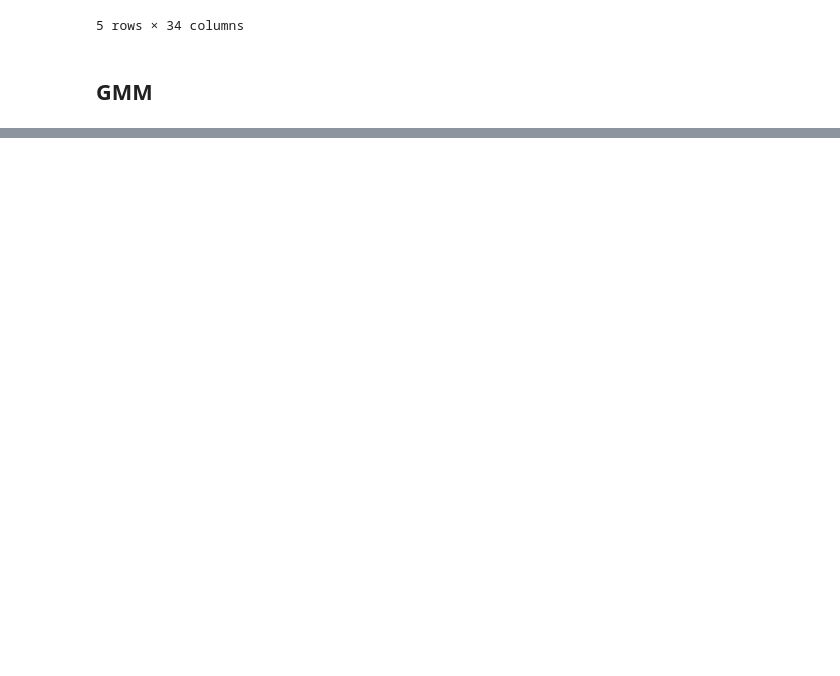
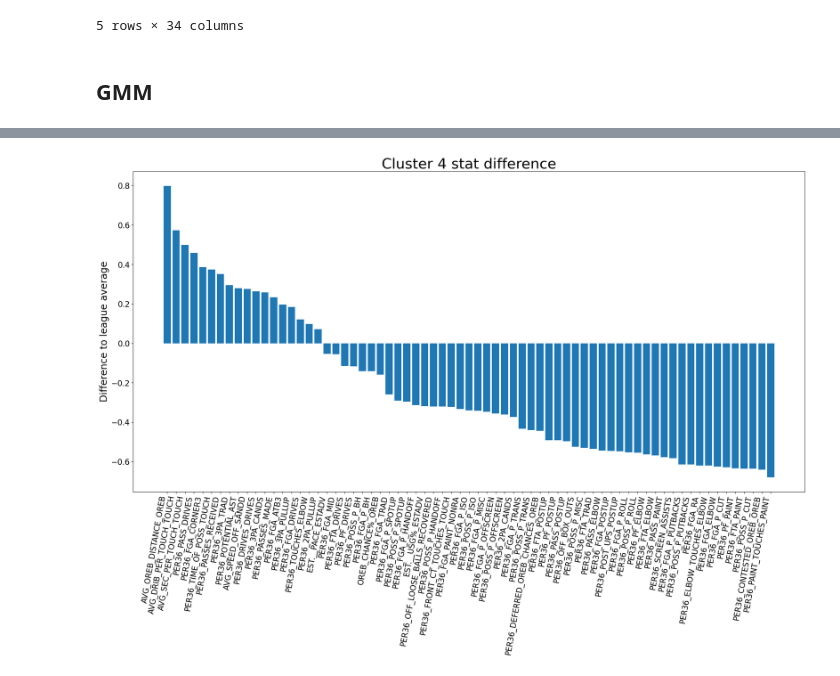
Before and after one commit to ruilucasferreira/bball_offensive_archetype, a Jupyter notebook: gmm.ipynb, the cells around one changed output, grey strips where cells are left out. Saved outputs shown, nothing was run; the diff lists cells and outputs as text; code cells hidden in the pictures; blank space fills up the shorter version.

```diff
--- a/gmm.ipynb
+++ b/gmm.ipynb
@@ -165,0 +217,5 @@ NameError: name 'data' is not defined
+# %%
+centers = np.array([Z[data["CLUSTER"+str(n)] == i].mean().values for i in range(n)])
+diff_plot(Z, cluster=4, centers=centers)
+# %% [output]
+[figure, added]
```
Also changed, not shown: parts of 10 cells of this notebook, 3 other files.
